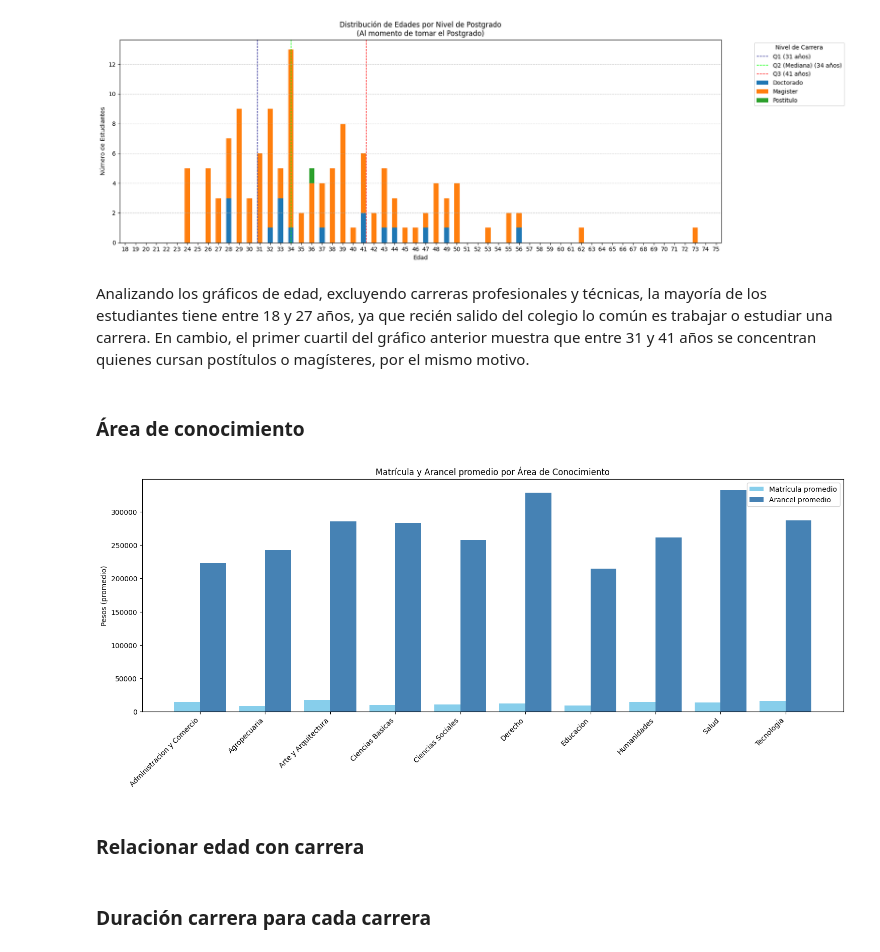
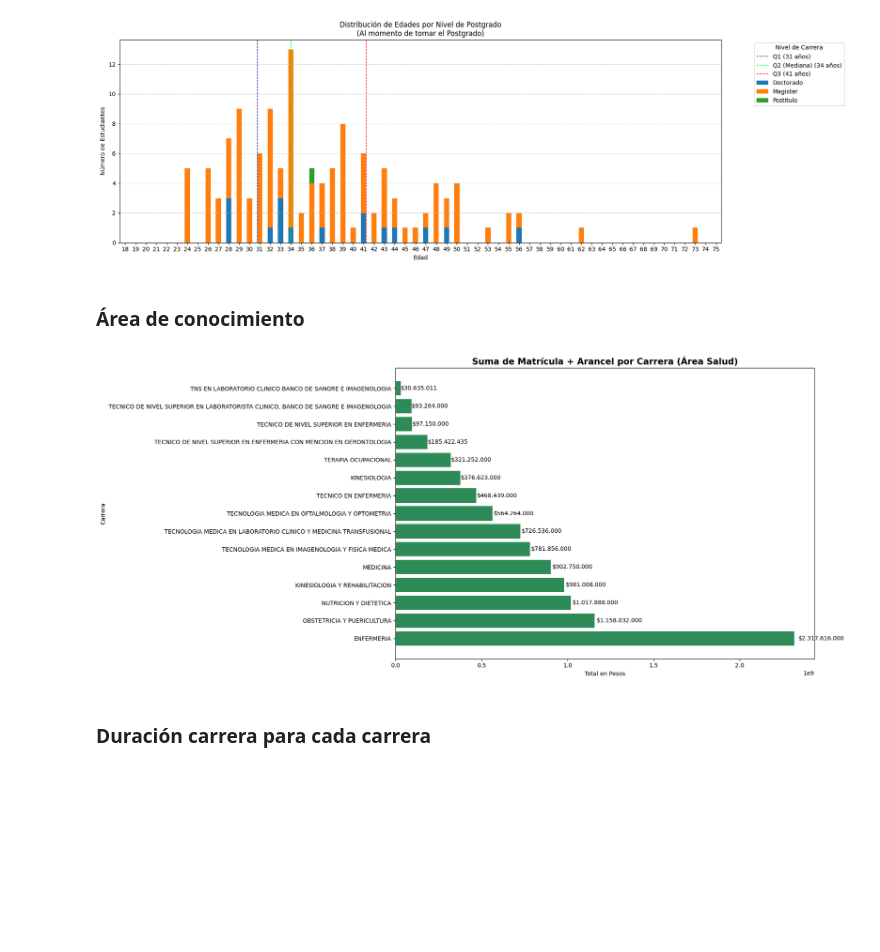
Before and after one commit to DiegoPyLL/ProyectoMat_EV1, a Jupyter notebook: TrabajoPractico.ipynb, the cells around one changed output. Cells and saved outputs as stored; diff of their text form; code cells hidden in the pictures; blank space fills up the shorter version.

```diff
--- a/TrabajoPractico.ipynb
+++ b/TrabajoPractico.ipynb
@@ -478,34 +414,27 @@ plt.tight_layout()
 plt.show()
 # %% [output]
 [figure]
-# %% [markdown]
-Analizando los gráficos de edad, excluyendo carreras profesionales y técnicas, la mayoría de los estudiantes tiene entre 18 y 27 años, ya que recién salido del colegio lo común es trabajar o estudiar una carrera. En cambio, el primer cuartil del gráfico anterior muestra que entre 31 y 41 años se concentran quienes cursan postítulos o magísteres, por el mismo motivo.
 # %% [markdown]
 ### Área de conocimiento
-# %%
-promedios = dataFrame.groupby("AREA CONOCIMIENTO")[["VALOR MATRICULA (PESOS)", "VALOR ARANCEL (PESOS)"]].mean().reset_index()
-
-
-plt.figure(figsize=(18,6))
-bar_width = 0.4
-x = range(len(promedios))
-
-# Barras para matrícula
-plt.bar(x, promedios["VALOR MATRICULA (PESOS)"]/10, width=bar_width, label="Matrícula promedio", color="skyblue")
-
-# Barras para arancel
-plt.bar([i + bar_width for i in x], promedios["VALOR ARANCEL (PESOS)"]/10, width=bar_width, label="Arancel promedio", color="steelblue")
-
-
-# Personalización
-plt.xticks([i + bar_width/2 for i in x], promedios["AREA CONOCIMIENTO"], rotation=45, ha="right")
-plt.ylabel("Pesos (promedio)")
-plt.title("Matrícula y Arancel promedio por Área de Conocimiento")
-plt.legend()
-plt.show()
-# %% [output]
-[figure, removed]
-# %% [markdown]
-### Relacionar edad con carrera
+# %%
+fig, ax = plt.subplots(figsize=(18,8))
+barras = ax.barh(carreras_salud["NOMBRE CARRERA"], carreras_salud["TOTAL"], color="seagreen")
+
+#enLugarDeUsar"plt"Usé"ax"ParaLosTítulosYLabels
+ax.set_title("Suma de Matrícula + Arancel por Carrera (Área Salud)", fontsize=15, fontweight="bold")
+ax.set_xlabel("Total en Pesos")
+ax.set_ylabel("Carrera")
+
+#númerosExactosAlLadoDeCadaBarra
+for bar in barras:
+    valor = bar.get_width()
+    ax.text(valor + (valor*0.01), bar.get_y() + bar.get_height()/2,
+            f"${int(valor):,}".replace(",", "."),
+            va="center", fontsize=10)
+
+plt.tight_layout()
+plt.show()
+# %% [output]
+[figure, added]
 # %% [markdown]
 ### Duración carrera para cada carrera
```
Also changed, not shown: parts of 15 cells of this notebook.
